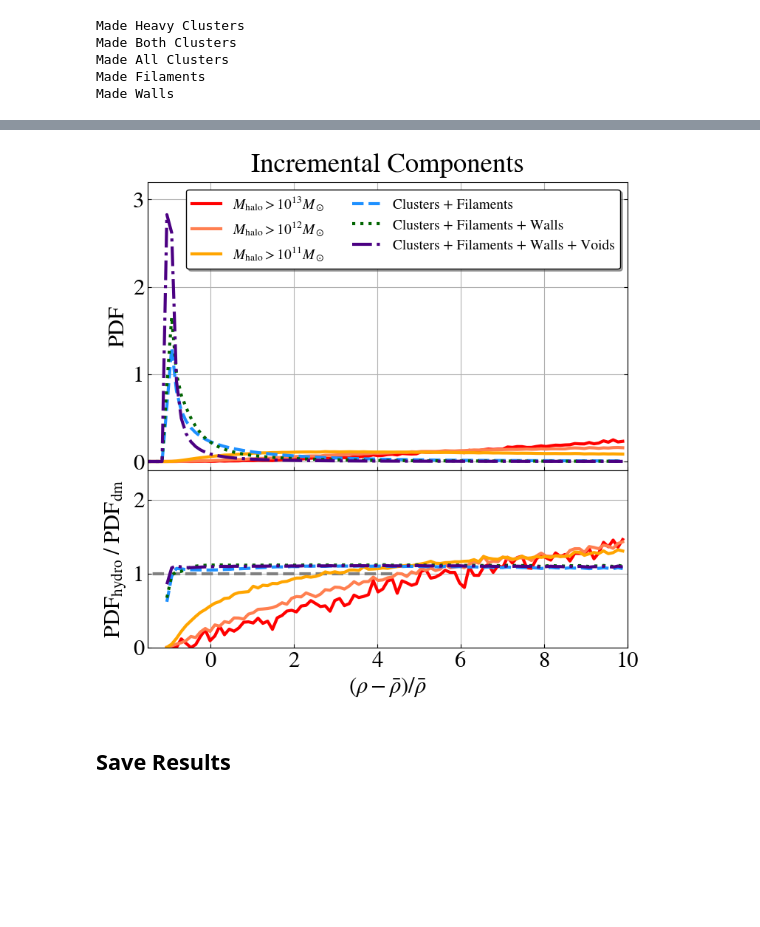
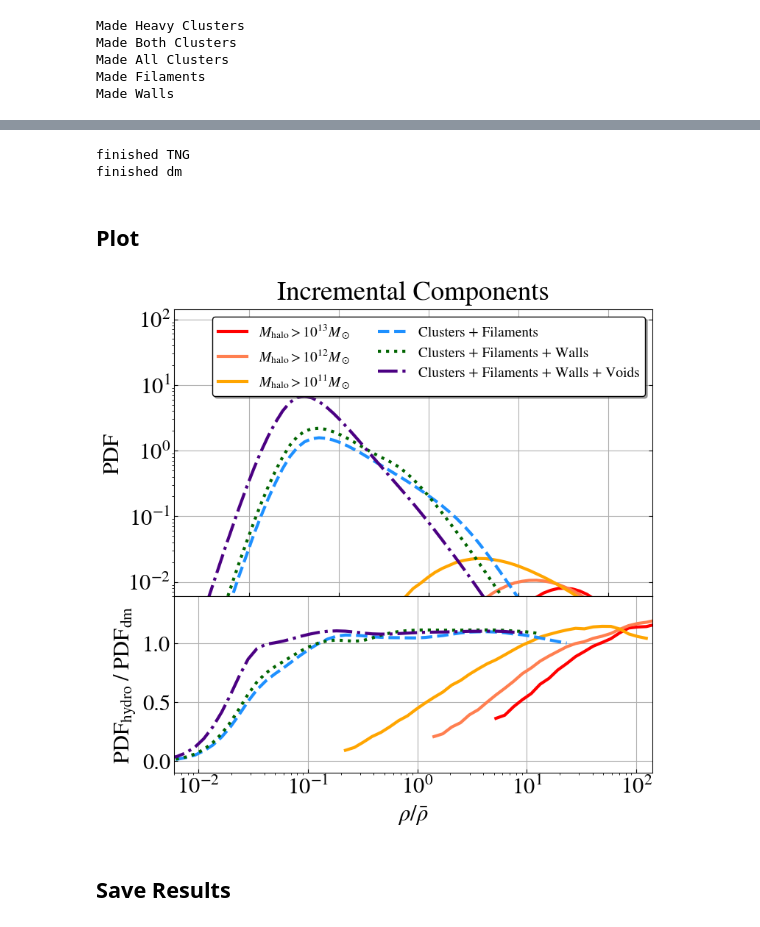
Before and after one commit to James11222/CosmoMMF, a Jupyter notebook: notebooks/PDF_Analysis.ipynb, the cells around one changed output, grey strips where cells are left out. Drawn from its saved outputs; the diff is of its cells as text; code cells hidden in the pictures; blank space fills up the shorter version.

```diff
--- a/notebooks/PDF_Analysis.ipynb
+++ b/notebooks/PDF_Analysis.ipynb
@@ -335,13 +568,23 @@ hist_clus_fil_wall_TNG = np.histogram(clus_fil_wall_TNG.flatten(), bins = 100, d
+# %%
+hist_clus_fil_TNG = np.histogram(clus_fil_TNG.flatten(), bins = bs, density=True)
+print("finished fil")
+hist_clus_fil_wall_TNG = np.histogram(clus_fil_wall_TNG.flatten(), bins = bs, density=True)
+print("finished fil_wall")
 # %%
-hist_den_TNG = np.histogram(den_TNG.flatten(), bins = 100, density=True, range=rng)
-hist_den_dm = np.histogram(den_dm.flatten(), bins = 100, density=True, range=rng)
+hist_den_TNG = np.histogram(den_TNG.flatten(), bins = bs, density=True)
+print("finished TNG")
+hist_den_dm = np.histogram(den_dm.flatten(), bins = bs, density=True)
+print("finished dm")
+# %% [output]
+finished TNG
+finished dm
-# %%
-hist_heavy_clus_dm = np.histogram(heavy_den_dm_clus.flatten(), bins = 100, density=True, range=rng)
-hist_both_clus_dm = np.histogram(both_den_dm_clus.flatten(), bins = 100, density=True, range=rng)
-hist_all_clus_dm = np.histogram(all_den_dm_clus.flatten(), bins = 100, density=True, range=rng)
-
-hist_clus_fil_dm = np.histogram(clus_fil_dm.flatten(), bins = 100, density=True, range=rng)
-hist_clus_fil_wall_dm = np.histogram(clus_fil_wall_dm.flatten(), bins = 100, density=True, range=rng)
+# %%
+hist_clus_fil_dm = np.histogram(clus_fil_dm.flatten(), bins = bs, density=True)
+print("finished fil_clus")
+hist_clus_fil_wall_dm = np.histogram(clus_fil_wall_dm.flatten(), bins = bs, density=True)
+print("finished wall_fil_clus")
+# %% [markdown]
+## Plot
 # %%
 red,blue,green,purple = ['orangered', 'dodgerblue', 'darkgreen', 'indigo']
 # %%
@@ -379,43 +622,51 @@ ax_center.plot(hist_den_TNG[1][:-1], hist_den_TNG[0],
                color=purple, label='Clusters + Filaments + Walls + Voids', linewidth=3, linestyle="-.")
 
 
-ax_center.set_xlim(rng[0], rng[1])
-ax_center.set_ylim(-0.1, 3.2)
+# ax_center.set_xlim(rng[0], rng[1])
+ax_center.set_ylim(6e-3, 1.4e2)
+# ax_center.set_xlim(1e-3, 1e4)
 ax_center.grid()
 ax_center.legend(shadow=True, edgecolor="black", ncol = 2, fontsize=14)
+ax_center.semilogx()
+ax_center.set_xticklabels([])
+ax_center.semilogy()
 
 
 #redidual plot
 
 ax_bottomx.set_ylabel("$\mathrm{PDF}_{\mathrm{hydro}} \; / \; \mathrm{PDF}_{\mathrm{dm}} $")
-ax_bottomx.set_xlabel("$(\\rho - \\bar{\\rho}) / \\bar{\\rho}$")
+ax_bottomx.set_xlabel("$\\rho / \\bar{\\rho}$")
 
 ax_bottomx.plot(hist_heavy_clus_dm[1][:-1], hist_heavy_clus_TNG[0] / hist_heavy_clus_dm[0],
                 color="red", linewidth=3)
 ax_bottomx.plot(hist_both_clus_dm[1][:-1], hist_both_clus_TNG[0] / hist_both_clus_dm[0],
                 color="coral", linewidth=3)
 ax_bottomx.plot(hist_all_clus_dm[1][:-1],hist_all_clus_TNG[0] / hist_all_clus_dm[0],
                 color="orange", linewidth=3)
 ax_bottomx.plot(hist_clus_fil_dm[1][:-1], hist_clus_fil_TNG[0] / hist_clus_fil_dm[0],
                 color=blue, linestyle="--", linewidth=3)
 ax_bottomx.plot(hist_clus_fil_wall_dm[1][:-1], hist_clus_fil_wall_TNG[0] / hist_clus_fil_wall_dm[0],
                 color=green, linestyle=":", linewidth=3)
 
 ax_bottomx.plot(hist_den_dm[1][:-1], hist_den_TNG[0] / hist_den_dm[0],
                color=purple,  linewidth=3, linestyle="-.")
 
-ax_bottomx.hlines(y = 1, xmin = -4.5, xmax=4.5, color="gray", linestyle="--", linewidth=3)
-ax_bottomx.set_xlim(rng[0], rng[1])
-ax_bottomx.set_ylim(0, 2.4)
+
+
+# ax_bottomx.hlines(y = 1, xmin = -4.5, xmax=4.5, color="gray", linestyle="--", linewidth=3)
+# ax_bottomx.set_xlim(rng[0], rng[1])
+ax_bottomx.set_ylim(-0.1, 1.4)
+ax_bottomx.set_xlim(6e-3, 1.4e2)
 ax_bottomx.grid()
+ax_bottomx.semilogx()
 
 # fig.subplots_adjust(bottom=-10) # or whatever
 fig.subplots_adjust(bottom=-100)
 
 # fig.savefig("Figures/PDF_incremental.png",bbox_inches="tight", dpi=300)
 # plt.constrain_layout()
 # %% [output]
-[figure, old version]
+[figure, new version]
 # %% [markdown]
 ## Save Results
 # %%
```
Also changed, not shown: parts of 34 cells of this notebook, 59 other files.
